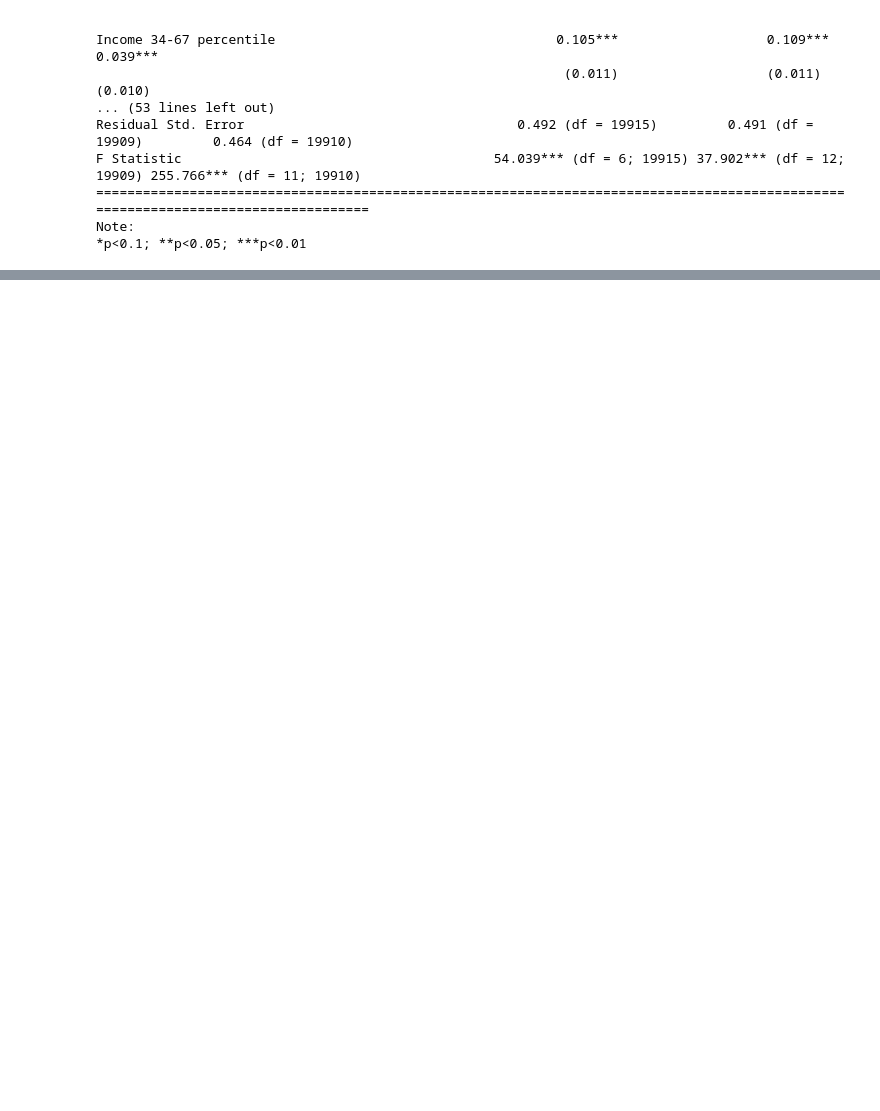
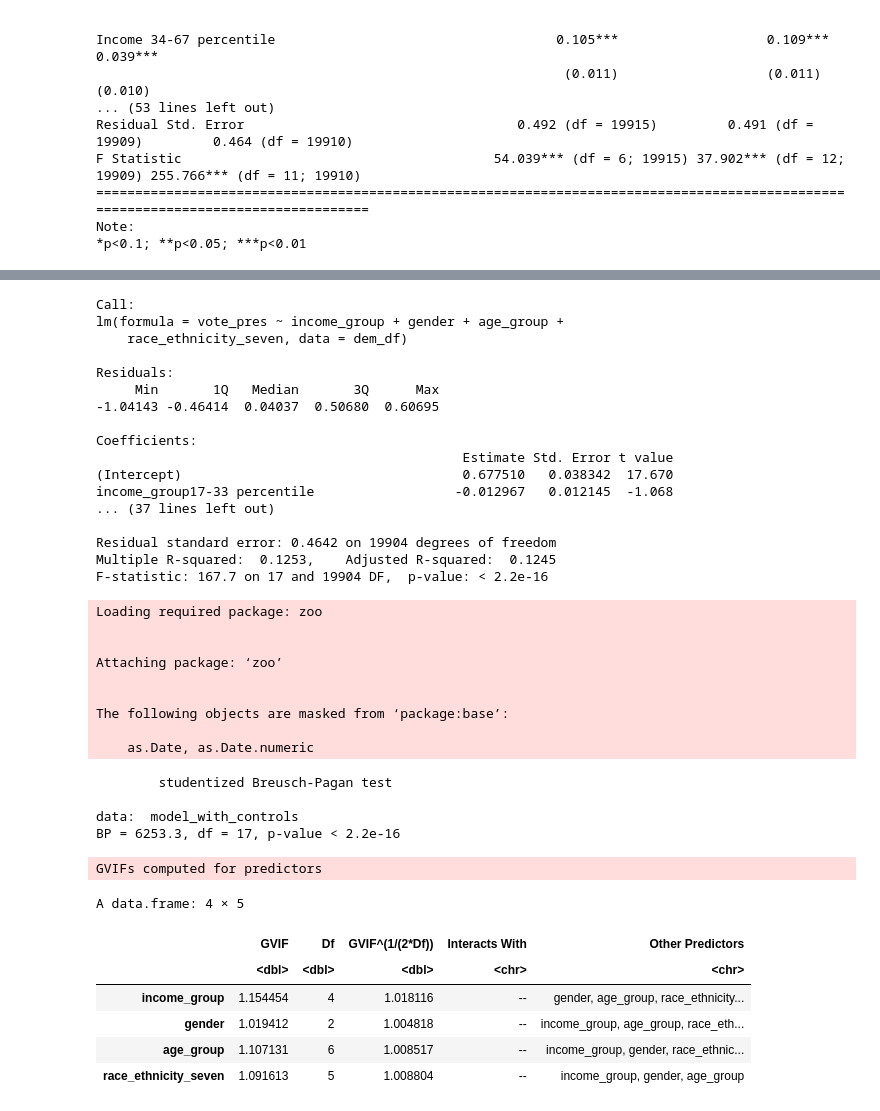
Before and after one commit to cjhzhang/elections-project, a Jupyter notebook: including more variables.ipynb, the cells around one changed output, grey strips where cells are left out. Cells and saved outputs as stored; diff of their text form; code cells hidden in the pictures; blank space fills up the shorter version.

```diff
--- a/including more variables.ipynb
+++ b/including more variables.ipynb
@@ -425,0 +286,35 @@ vif(lm(prestige ~ income + education, data=Duncan)) vif(lm(prestige ~ income + e
+# %%
+# Robustness Analysis: Specification 1 - Adding Control Variables
+model_with_controls <- lm(vote_pres ~ income_group + gender + age_group + race_ethnicity_seven,
+                          data = dem_df)
+summary(model_with_controls)
+
+#Robustness Analysis: Specification 2 - Stratified Analysis
+low_income_data <- dem_df
+low_income_data <- filter(low_income_data, income_group == '0-16 percentile'|
+                          income_group =='17-33 percentile'|
+                          income_group =='34-67 percentile' )
+high_income_data <- dem_df
+high_income_data <- filter(high_income_data, income_group == '68-95 percentile'|
+                           income_group == '95-100 percentile')
+
+#Separate models for low and high income
+low_income_model <- lm(vote_pres ~ gender, data = low_income_data)
+high_income_model <- lm(vote_pres ~ gender, data = high_income_data)
+
+summary(low_income_model)
+summary(high_income_model)
+
+# Robustness Analysis: Specification 3 - Excluding Interaction Terms
+model_no_interaction <- lm(vote_pres ~ income_group + gender + age_group + race_ethnicity_seven,
+                            data = dem_df)
+summary(model_no_interaction)
+
+# Additional Checks: Breusch-Pagan Test for Heteroskedasticity
+library(lmtest)
+bptest(model_with_controls)
+
+# Additional Checks: Variance Inflation Factor (VIF)
+library(car)
+vif(model_with_controls, type='predictor')
+# %% [output]
@@ -425,0 +374,38 @@ vif(lm(prestige ~ income + education, data=Duncan)) vif(lm(prestige ~ income + e
+Call:
+lm(formula = vote_pres ~ income_group + gender + age_group +
+    race_ethnicity_seven, data = dem_df)
+
+Residuals:
+     Min       1Q   Median       3Q      Max
+-1.04143 -0.46414  0.04037  0.50680  0.60695
+
+Coefficients:
+                                               Estimate Std. Error t value
+(Intercept)                                    0.677510   0.038342  17.670
+income_group17-33 percentile                  -0.012967   0.012145  -1.068
+... (37 lines left out)
+
+Residual standard error: 0.4642 on 19904 degrees of freedom
+Multiple R-squared:  0.1253,    Adjusted R-squared:  0.1245
+F-statistic: 167.7 on 17 and 19904 DF,  p-value: < 2.2e-16
+Loading required package: zoo
+
+
+Attaching package: ‘zoo’
+
+
+The following objects are masked from ‘package:base’:
+
+    as.Date, as.Date.numeric
+        studentized Breusch-Pagan test
+
+data:  model_with_controls
+BP = 6253.3, df = 17, p-value < 2.2e-16
+GVIFs computed for predictors
+A data.frame: 4 × 5
+|  | GVIF | Df | GVIF^(1/(2*Df)) | Interacts With | Other Predictors |
+|  | <dbl> | <dbl> | <dbl> | <chr> | <chr> |
+| income_group | 1.154454 | 4 | 1.018116 | -- | gender, age_group, race_ethnicity... |
+| gender | 1.019412 | 2 | 1.004818 | -- | income_group, age_group, race_eth... |
+| age_group | 1.107131 | 6 | 1.008517 | -- | income_group, gender, race_ethnic... |
+| race_ethnicity_seven | 1.091613 | 5 | 1.008804 | -- | income_group, gender, age_group |
```
Also changed, not shown: parts of 7 cells of this notebook, 2 other files.
